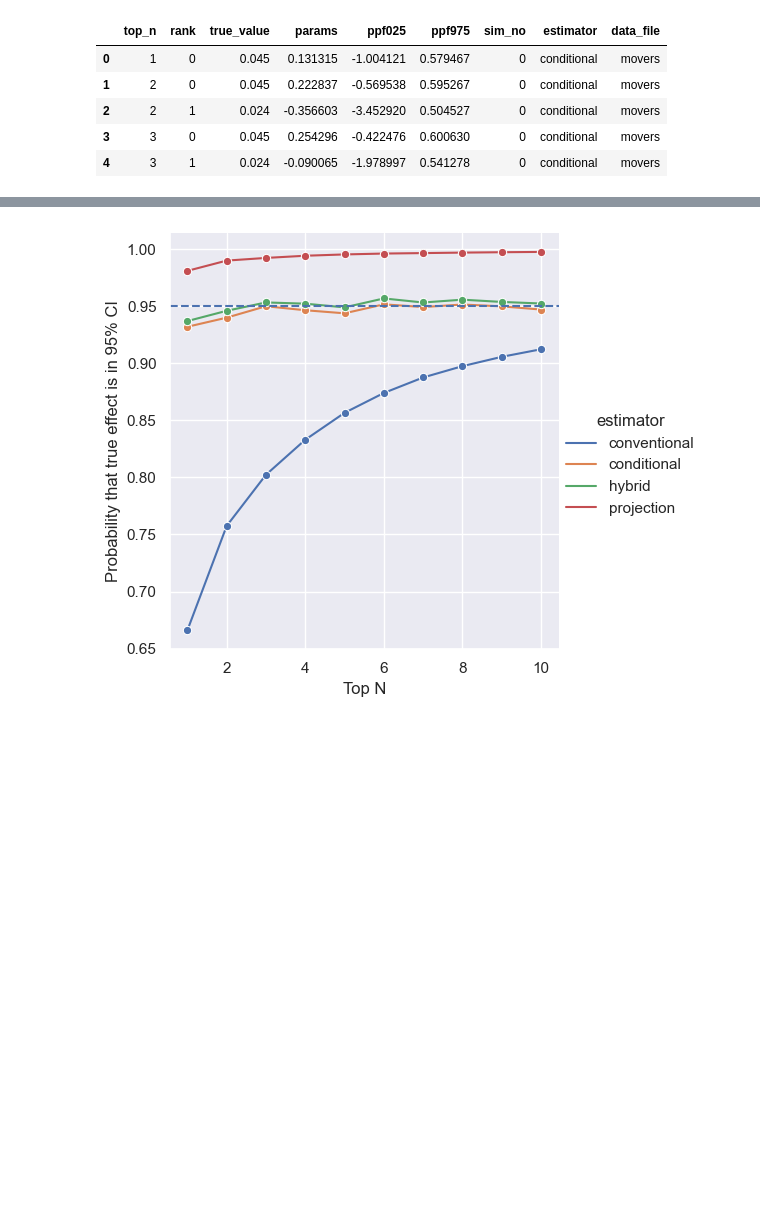
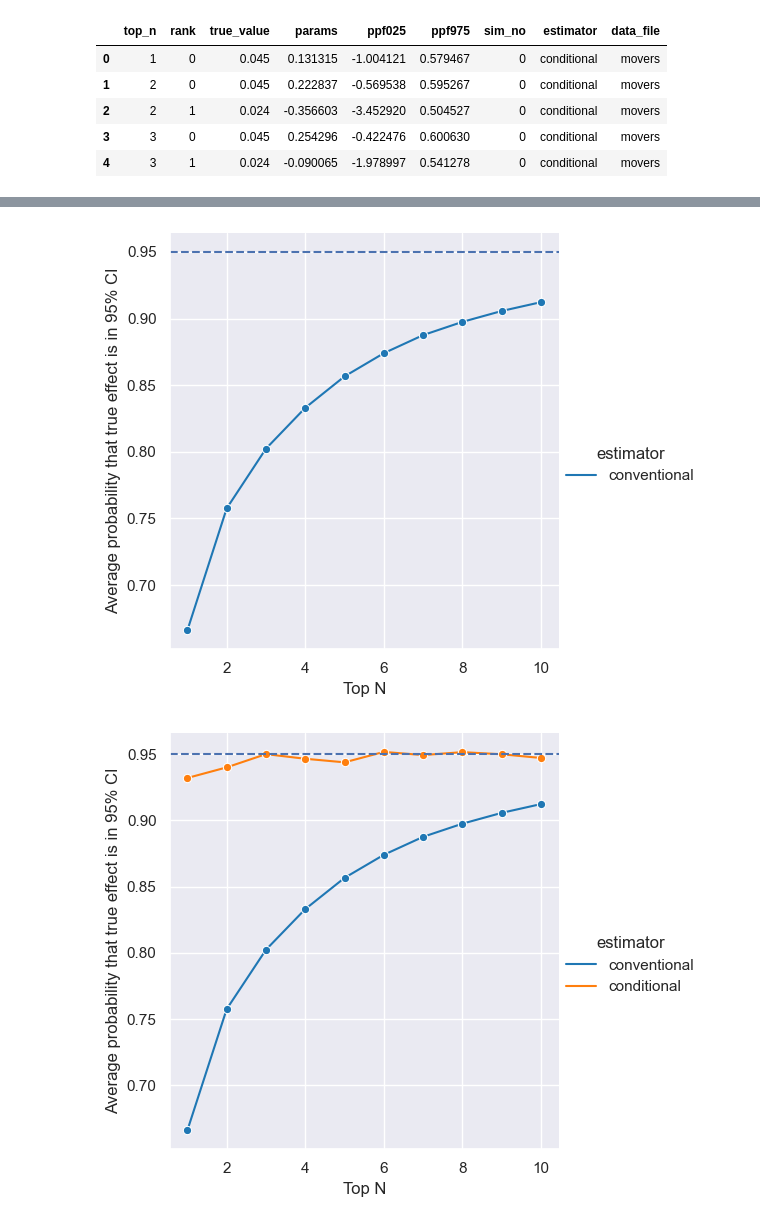
Before and after one commit to arfon/conditional-inference-joss, a Jupyter notebook: simulations/losers-presentation/analysis.ipynb, the cells around one changed output, grey strips where cells are left out. Saved outputs shown, nothing was run; the diff lists cells and outputs as text; code cells hidden in the pictures; blank space fills up the shorter version.

```diff
--- a/simulations/losers-presentation/analysis.ipynb
+++ b/simulations/losers-presentation/analysis.ipynb
@@ -6,6 +6,13 @@ import seaborn as sns
 
 sns.set()
 
+palette = {
+    "conventional": "tab:blue",
+    "conditional": "tab:orange",
+    "hybrid": "tab:green",
+    "projection": "tab:red"
+}
+
 df = pd.read_csv("data/data.csv")
 df.head()
 # %% [output]
@@ -41,19 +57,27 @@ plt.show()
 # %%
-grid = sns.relplot(
-    data=df,
-    x="top_n",
-    y="coverage",
-    hue="estimator",
-    hue_order=["conventional", "conditional", "hybrid", "projection"],
-    kind="line",
-    ci=None,
-    marker="o"
-)
-for ax in grid.axes[0]:
-    ax.axhline(.95, linestyle="--")
-grid.set_ylabels("Probability that true effect is in 95% CI")
-grid.set_xlabels("Top N")
-grid.fig.savefig("plots/coverage.png")
-plt.show()
+def make_coverage_plot(estimators):
+    grid = sns.relplot(
+        data=df[df.estimator.isin(estimators)],
+        x="top_n",
+        y="coverage",
+        hue="estimator",
+        hue_order=estimators,
+        palette=palette,
+        kind="line",
+        ci=None,
+        marker="o"
+    )
+    for ax in grid.axes[0]:
+        ax.axhline(.95, linestyle="--")
+    grid.set_ylabels("Average probability that true effect is in 95% CI")
+    grid.set_xlabels("Top N")
+    grid.fig.savefig(f"plots/coverage{estimators}.png")
+    plt.show()
+
+estimators = []
+for estimator in ("conventional", "conditional", "projection", "hybrid"):
+    estimators.append(estimator)
+    make_coverage_plot(estimators)
 # %% [output]
-[figure, old version]
+[figure, new version]
+[figure, added]
```
Also changed, not shown: parts of 5 cells of this notebook, 4 other files.
